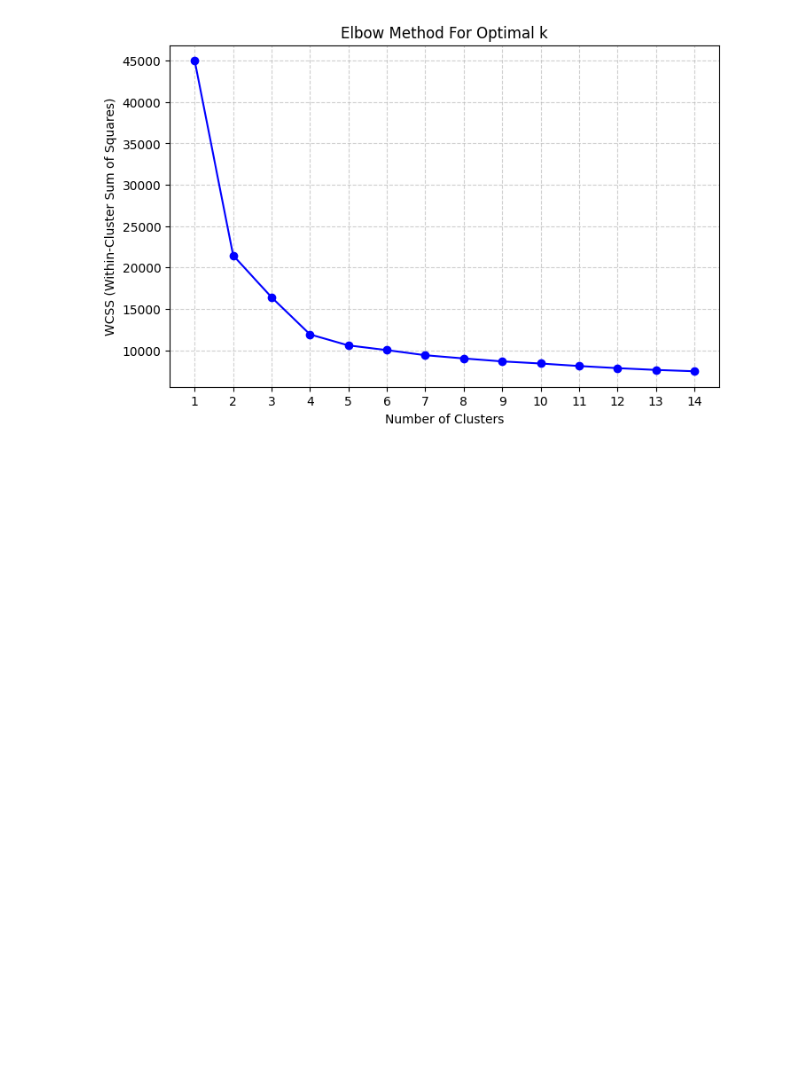
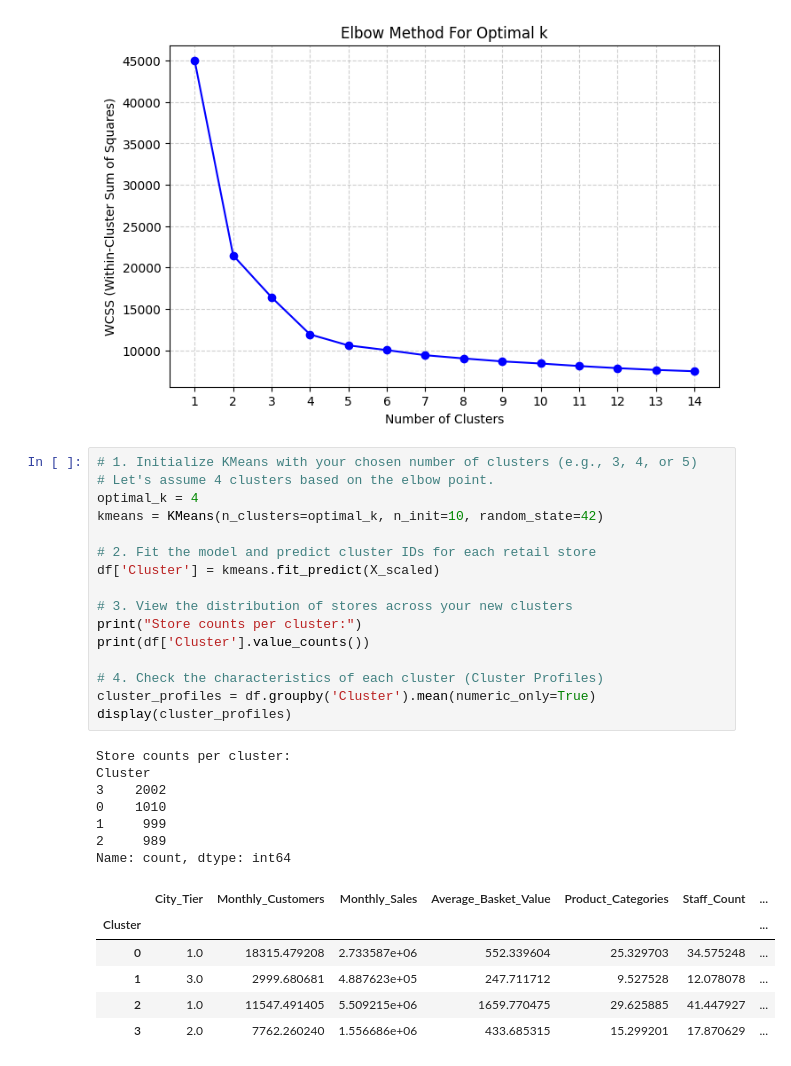
Before and after one commit to himanshusar123/-Machine-Learning-Quiz-Classification-or-Regression-, a Jupyter notebook: Updated_code_on_K_means_Clustering_.ipynb, the cells around one changed output. Drawn from its saved outputs; the diff is of its cells as text; blank space fills up the shorter version.

```diff
--- a/Updated_code_on_K_means_Clustering_.ipynb
+++ b/Updated_code_on_K_means_Clustering_.ipynb
@@ -68,3 +68,33 @@ Please upload the file:
 Saving Retail_Store_Segmentation.csv to Retail_Store_Segmentation.csv
 Data Shape: (5000, 10)
 [figure]
+# %%
+# 1. Initialize KMeans with your chosen number of clusters (e.g., 3, 4, or 5)
+# Let's assume 4 clusters based on the elbow point.
+optimal_k = 4
+kmeans = KMeans(n_clusters=optimal_k, n_init=10, random_state=42)
+
+# 2. Fit the model and predict cluster IDs for each retail store
+df['Cluster'] = kmeans.fit_predict(X_scaled)
+
+# 3. View the distribution of stores across your new clusters
+print("Store counts per cluster:")
+print(df['Cluster'].value_counts())
+
+# 4. Check the characteristics of each cluster (Cluster Profiles)
+cluster_profiles = df.groupby('Cluster').mean(numeric_only=True)
+display(cluster_profiles)
+# %% [output]
+Store counts per cluster:
+Cluster
+3    2002
+0    1010
+1     999
+2     989
+Name: count, dtype: int64
+|  | City_Tier | Monthly_Customers | Monthly_Sales | Average_Basket_Value | Product_Categories | Staff_Count | ... |
+| Cluster |  |  |  |  |  |  | ... |
+| 0 | 1.0 | 18315.479208 | 2.733587e+06 | 552.339604 | 25.329703 | 34.575248 | ... |
+| 1 | 3.0 | 2999.680681 | 4.887623e+05 | 247.711712 | 9.527528 | 12.078078 | ... |
+| 2 | 1.0 | 11547.491405 | 5.509215e+06 | 1659.770475 | 29.625885 | 41.447927 | ... |
+| 3 | 2.0 | 7762.260240 | 1.556686e+06 | 433.685315 | 15.299201 | 17.870629 | ... |
```
Also changed, not shown: parts of 1 cell of this notebook.
